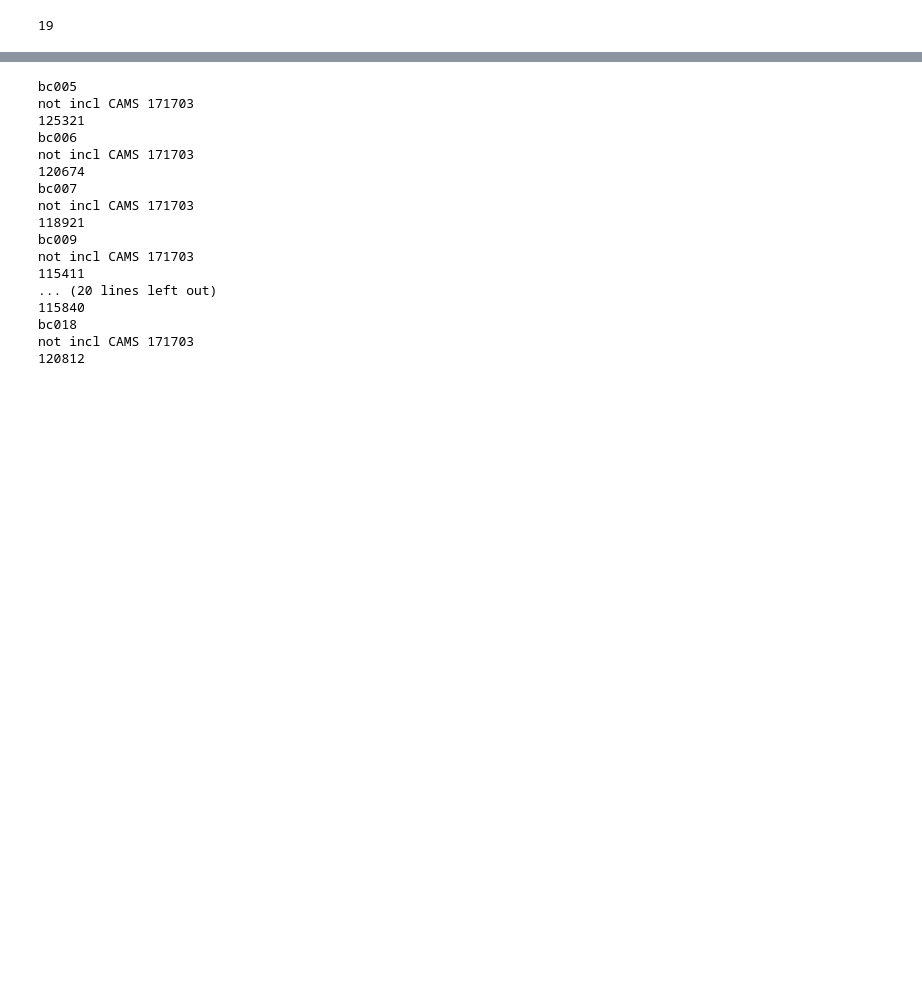
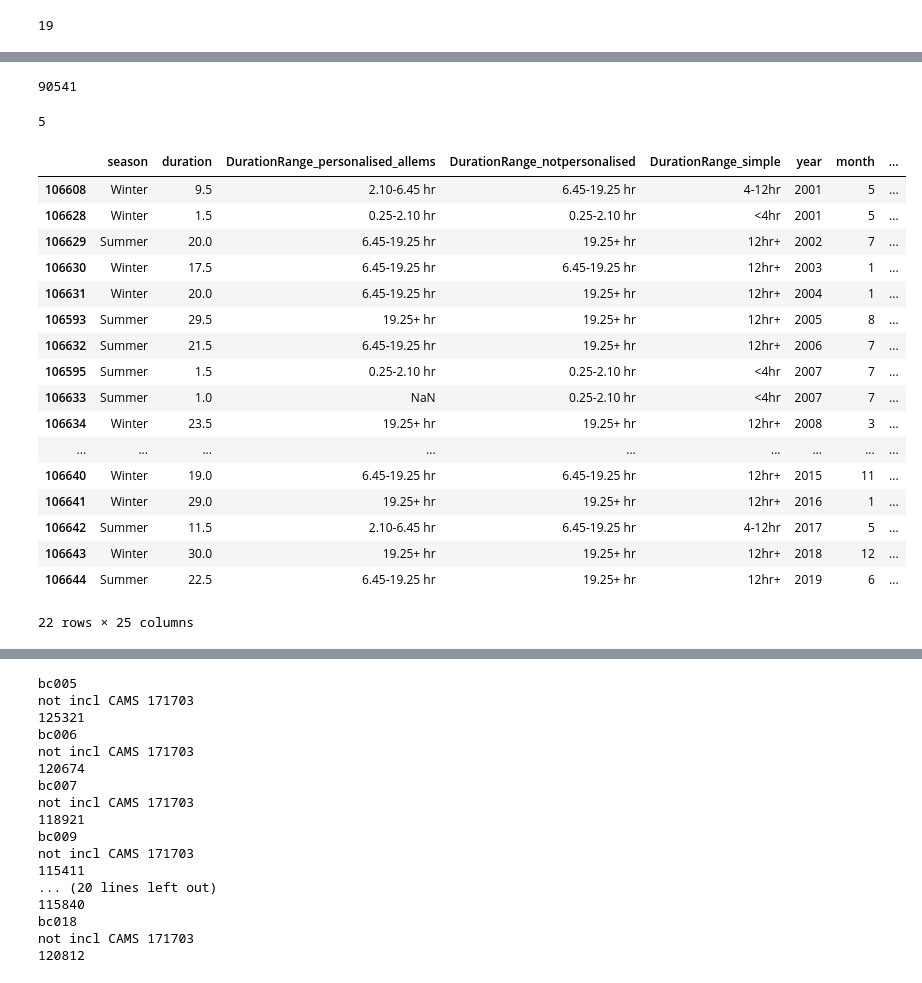
Before and after one commit to masher92/UKCP18, a Jupyter notebook: FindIndependentRainfallEvents/ProcessEvents/CheckingFileNumbers.ipynb, the cells around one changed output, grey strips where cells are left out. Drawn from its saved outputs; the diff is of its cells as text; code cells hidden in the pictures; blank space fills up the shorter version.

```diff
--- a/FindIndependentRainfallEvents/ProcessEvents/CheckingFileNumbers.ipynb
+++ b/FindIndependentRainfallEvents/ProcessEvents/CheckingFileNumbers.ipynb
@@ -123,7 +174,0 @@ def count_number_events(em, time_period):
-# %%
-ems_future = ['bb192', 'bb195', 'bb198', 'bb201', 'bb204','bb208' ,'bb211','bb216', 'bb219','bb222','bb225']
-for em in ems_future:
-    nun = count_number_events(em, 'Future')
-#     print(f"not incl CAMS {nun[0]}")
-    print(nun[2])
-    print(len([d for d in events_props_dict_future if d.get('em') == em]))
@@ -147,0 +200,5 @@ bb225
+# %%
+ems_future = ['bb192', 'bb195', 'bb198', 'bb201', 'bb204','bb208' ,'bb211','bb216', 'bb219','bb222','bb225']
+for em in ems_future:
+    this_em = future_allevents[future_allevents['em']==em]
+    print(len(this_em))
@@ -147,0 +224,7 @@ bb225
+# %%
+ems_future = ['bc006']
+for em in ems_future:
+    this_em = present_allevents[present_allevents['em']==em]
+    print(len(this_em))
+# %% [output]
+90541
@@ -147,0 +236,37 @@ bb225
+# %%
+duration =24
+future_allevents_6h = this_em[this_em['dur_for_which_this_is_amax'].apply(
+    lambda x: isinstance(x, list) and str(duration) in x or x == str(duration))]
+# future_allevents_6h.sort_values(by=['gauge_num', 'year'], ascending=[True, True])
+
+for gauge_num in range(0,1294):
+    this_gauge= future_allevents_6h[future_allevents_6h['gauge_num']==gauge_num]
+    matching_rows = this_gauge[this_gauge["filename"].str.contains('part0', na=False)]
+    if len(matching_rows) != 19:
+        print(gauge_num)
+        break
+#     print(len(matching_rows))
+# %% [output]
+5
+# %%
+this_gauge= future_allevents_6h[future_allevents_6h['gauge_num']==7]
+matching_rows.sort_values(by=['gauge_num', 'year'], ascending=[True, True])
+# %% [output]
+|  | season | duration | DurationRange_personalised_allems | DurationRange_notpersonalised | DurationRange_simple | year | month | ... |
+| 106608 | Winter | 9.5 | 2.10-6.45 hr | 6.45-19.25 hr | 4-12hr | 2001 | 5 | ... |
+| 106628 | Winter | 1.5 | 0.25-2.10 hr | 0.25-2.10 hr | <4hr | 2001 | 5 | ... |
+| 106629 | Summer | 20.0 | 6.45-19.25 hr | 19.25+ hr | 12hr+ | 2002 | 7 | ... |
+| 106630 | Winter | 17.5 | 6.45-19.25 hr | 6.45-19.25 hr | 12hr+ | 2003 | 1 | ... |
+| 106631 | Winter | 20.0 | 6.45-19.25 hr | 19.25+ hr | 12hr+ | 2004 | 1 | ... |
+| 106593 | Summer | 29.5 | 19.25+ hr | 19.25+ hr | 12hr+ | 2005 | 8 | ... |
+| 106632 | Summer | 21.5 | 6.45-19.25 hr | 19.25+ hr | 12hr+ | 2006 | 7 | ... |
+| 106595 | Summer | 1.5 | 0.25-2.10 hr | 0.25-2.10 hr | <4hr | 2007 | 7 | ... |
+| 106633 | Summer | 1.0 | NaN | 0.25-2.10 hr | <4hr | 2007 | 7 | ... |
+| 106634 | Winter | 23.5 | 19.25+ hr | 19.25+ hr | 12hr+ | 2008 | 3 | ... |
+| ... | ... | ... | ... | ... | ... | ... | ... | ... |
+| 106640 | Winter | 19.0 | 6.45-19.25 hr | 6.45-19.25 hr | 12hr+ | 2015 | 11 | ... |
+| 106641 | Winter | 29.0 | 19.25+ hr | 19.25+ hr | 12hr+ | 2016 | 1 | ... |
+| 106642 | Summer | 11.5 | 2.10-6.45 hr | 6.45-19.25 hr | 4-12hr | 2017 | 5 | ... |
+| 106643 | Winter | 30.0 | 19.25+ hr | 19.25+ hr | 12hr+ | 2018 | 12 | ... |
+| 106644 | Summer | 22.5 | 6.45-19.25 hr | 19.25+ hr | 12hr+ | 2019 | 6 | ... |
+22 rows × 25 columns
```
Also changed, not shown: parts of 27 cells of this notebook, 43 other files.
